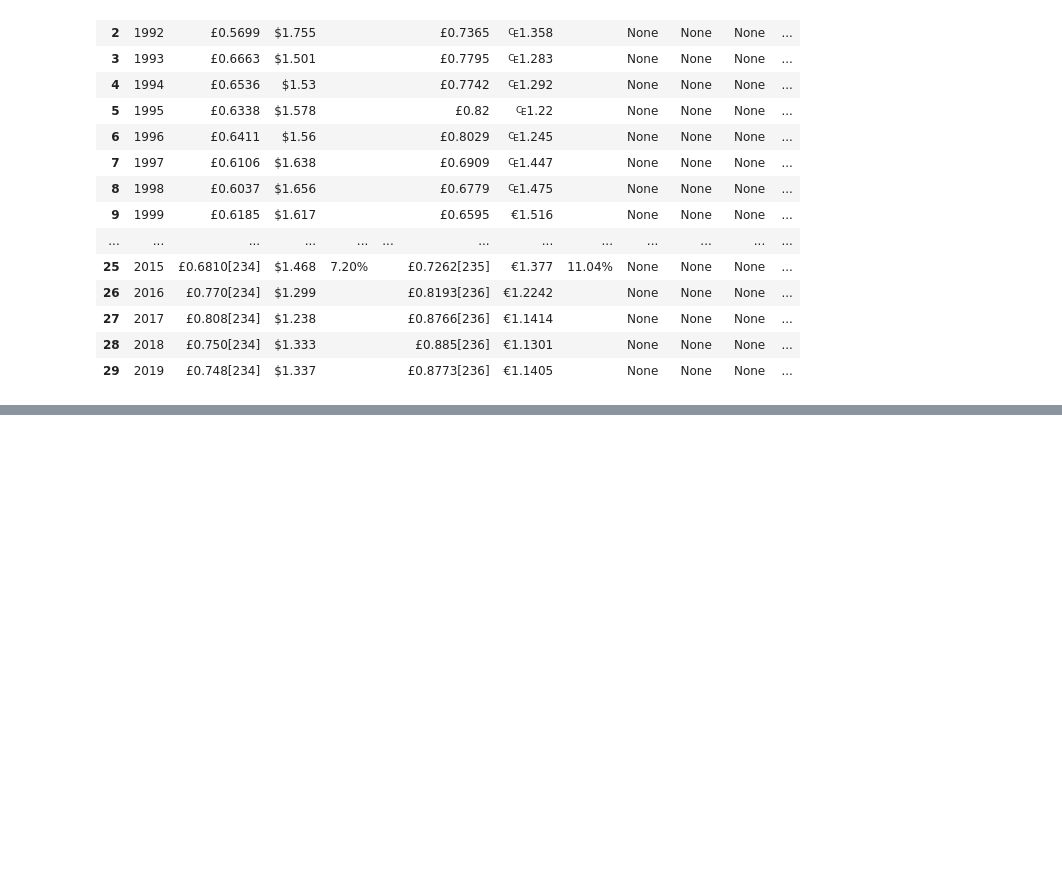
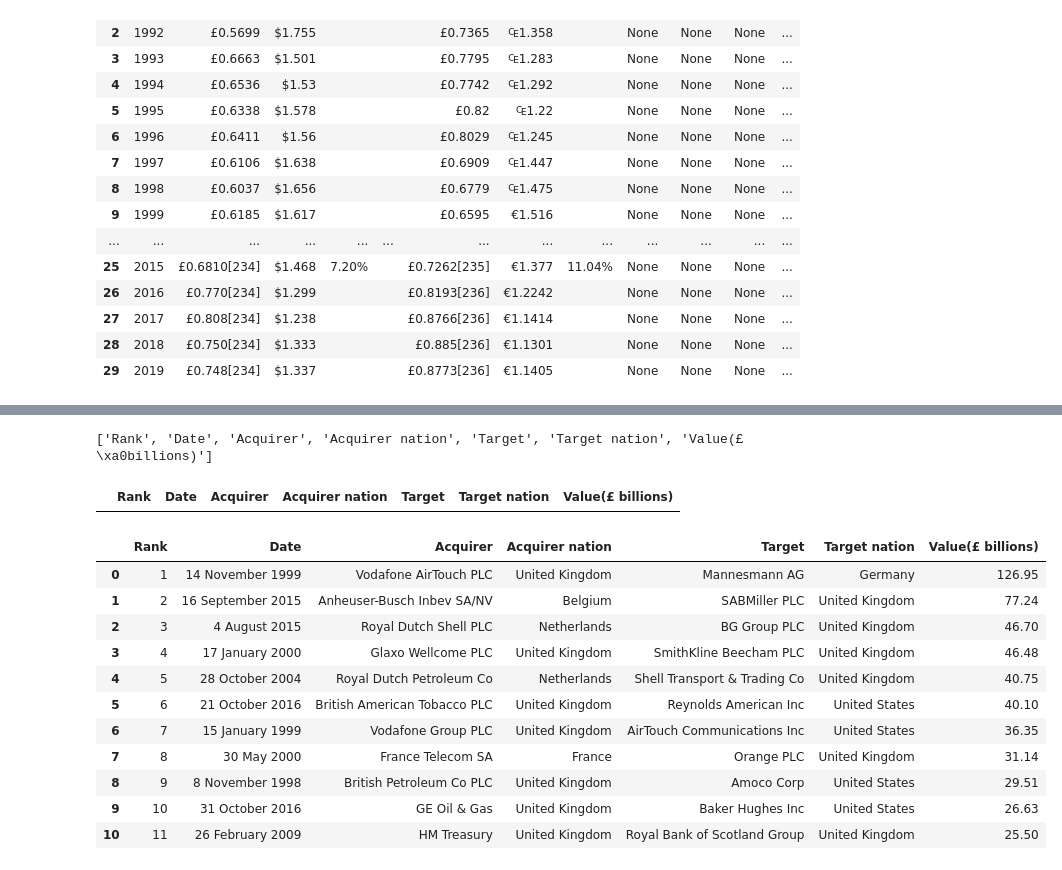
Before and after one commit to Kolexx/Economy_of_the_United_Kingdom, a Jupyter notebook: Untitled4.ipynb, the cells around one changed output, grey strips where cells are left out. Saved outputs shown, nothing was run; the diff lists cells and outputs as text; code cells hidden in the pictures; blank space fills up the shorter version.

```diff
--- a/Untitled4.ipynb
+++ b/Untitled4.ipynb
@@ -166,0 +244,9 @@ ef
+# %%
+ect_roles = table7.find_all('tr')
+
+for row in ect_roles[1:]:
+    row_data = row.find_all('td')
+    ind_row_data = [role.text.strip() for role in row_data]
+
+    length = len(ee)
+    ee.loc[length] = ind_row_data
@@ -166,0 +266,15 @@ ef
+# %%
+# Mergers and acquisitions
+
+table8 = soup.find_all('table')[8]
+Mergers = table8.find_all('th')
+
+merge_t = [title.text.strip() for title in Mergers]
+print(merge_t)
+# %% [output]
+['Rank', 'Date', 'Acquirer', 'Acquirer nation', 'Target', 'Target nation', 'Value(£\xa0billions)']
+# %%
+me = pd.DataFrame(columns= merge_t)
+me
+# %% [output]
+|  | Rank | Date | Acquirer | Acquirer nation | Target | Target nation | Value(£ billions) |
@@ -166,0 +291,15 @@ ef
+# %%
+me
+# %% [output]
+|  | Rank | Date | Acquirer | Acquirer nation | Target | Target nation | Value(£ billions) |
+| 0 | 1 | 14 November 1999 | Vodafone AirTouch PLC | United Kingdom | Mannesmann AG | Germany | 126.95 |
+| 1 | 2 | 16 September 2015 | Anheuser-Busch Inbev SA/NV | Belgium | SABMiller PLC | United Kingdom | 77.24 |
+| 2 | 3 | 4 August 2015 | Royal Dutch Shell PLC | Netherlands | BG Group PLC | United Kingdom | 46.70 |
+| 3 | 4 | 17 January 2000 | Glaxo Wellcome PLC | United Kingdom | SmithKline Beecham PLC | United Kingdom | 46.48 |
+| 4 | 5 | 28 October 2004 | Royal Dutch Petroleum Co | Netherlands | Shell Transport & Trading Co | United Kingdom | 40.75 |
+| 5 | 6 | 21 October 2016 | British American Tobacco PLC | United Kingdom | Reynolds American Inc | United States | 40.10 |
+| 6 | 7 | 15 January 1999 | Vodafone Group PLC | United Kingdom | AirTouch Communications Inc | United States | 36.35 |
+| 7 | 8 | 30 May 2000 | France Telecom SA | France | Orange PLC | United Kingdom | 31.14 |
+| 8 | 9 | 8 November 1998 | British Petroleum Co PLC | United Kingdom | Amoco Corp | United States | 29.51 |
+| 9 | 10 | 31 October 2016 | GE Oil & Gas | United Kingdom | Baker Hughes Inc | United States | 26.63 |
+| 10 | 11 | 26 February 2009 | HM Treasury | United Kingdom | Royal Bank of Scotland Group | United Kingdom | 25.50 |
```
Also changed, not shown: parts of 15 cells of this notebook.
